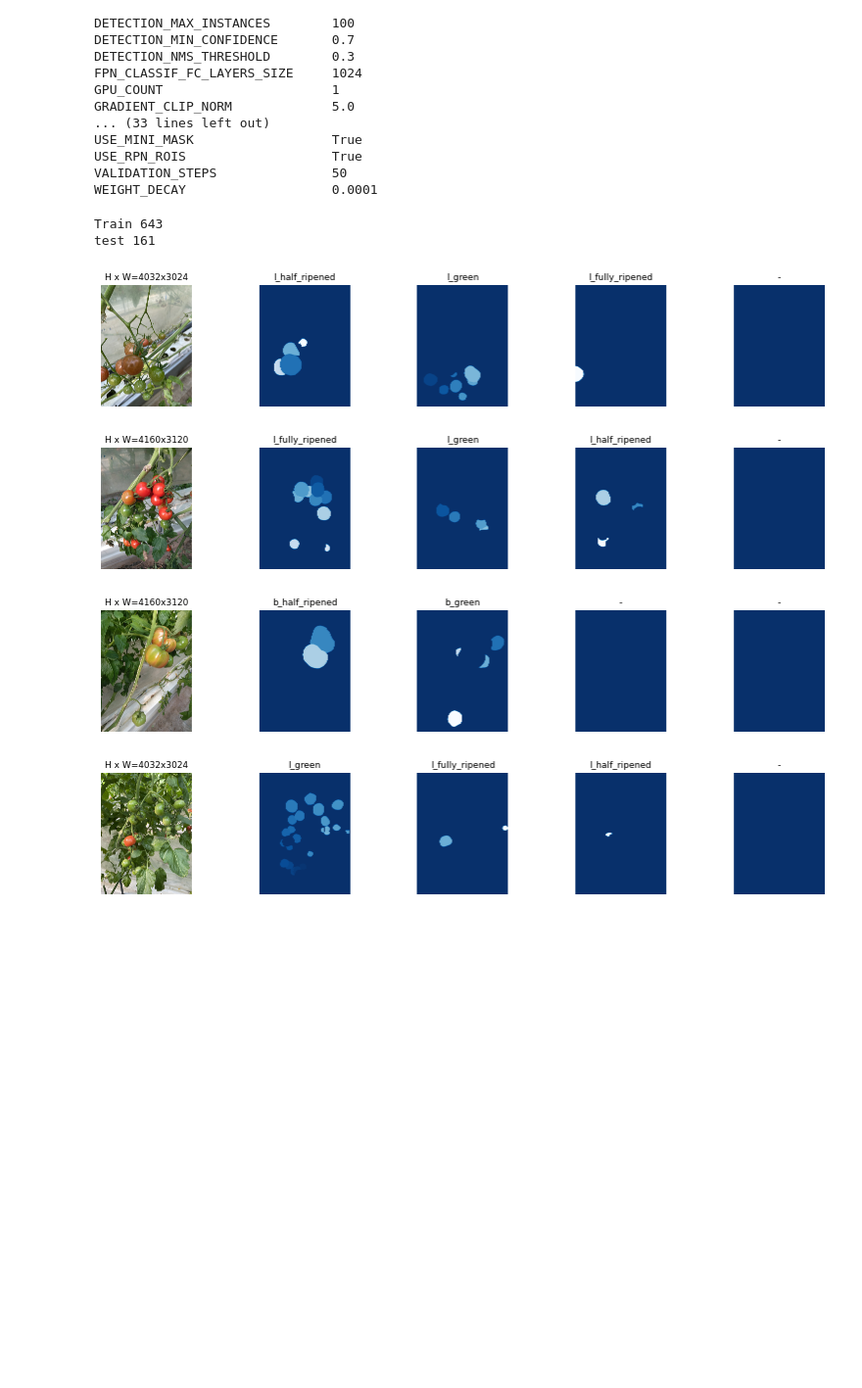
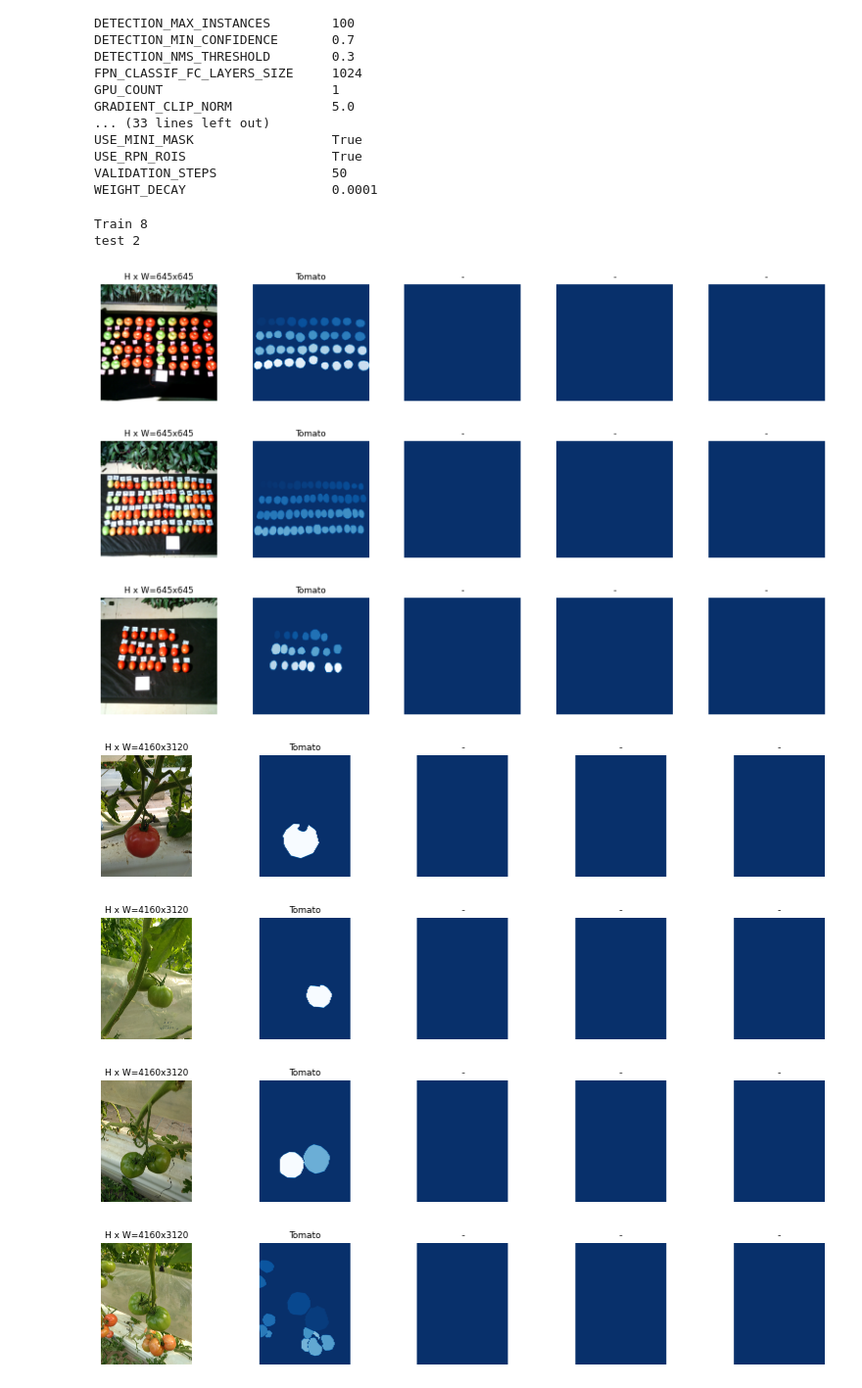
Before and after one commit to eitanfass/image-processing, a Jupyter notebook: trained_model_for_final_project_tomato_detection.ipynb, the cells around one changed output. Shown at 98% size. Saved outputs shown, nothing was run; the diff lists cells and outputs as text; code cells hidden in the pictures; blank space fills up the shorter version.

```diff
--- a/trained_model_for_final_project_tomato_detection.ipynb
+++ b/trained_model_for_final_project_tomato_detection.ipynb
@@ -295,27 +296,30 @@ class CocoLikeDataset(utils.Dataset):
 # %%
 root_folder = r'/content/drive/MyDrive/71254_2023/02_Assignment_Submission/Eitan.Fass/final project'
 
 dataset_train = CocoLikeDataset()
 dataset_train.load_data(f'{root_folder}/dataset/train.json', f'{root_folder}/dataset/train/')
 dataset_train.prepare()
 
 dataset_test = CocoLikeDataset()
 dataset_test.load_data(f'{root_folder}/dataset/test.json', f'{root_folder}/dataset/test/')
 dataset_test.prepare()
 
-image_ids = np.random.choice(dataset_train.image_ids, 4)
+image_ids = np.random.choice(dataset_train.image_ids, 8)
 
 print('Train', len(dataset_train.image_ids))
 print('test', len(dataset_test.image_ids))
 
-for image_id in image_ids:
+for image_id in dataset_train.image_ids:
     image = dataset_train.load_image(image_id)
     mask, class_ids = dataset_train.load_mask(image_id)
     visualize.display_top_masks(image, mask, class_ids, dataset_train.class_names)
 # %% [output]
-Train 643
-test 161
+Train 8
+test 2
-[figure, old version]
+[figure, new version]
-[figure, old version]
+[figure, new version]
-[figure, old version]
+[figure, new version]
-[figure, old version]
+[figure, new version]
+[figure, added]
+[figure, added]
+[figure, added]
```
Also changed, not shown: parts of 18 cells of this notebook.
